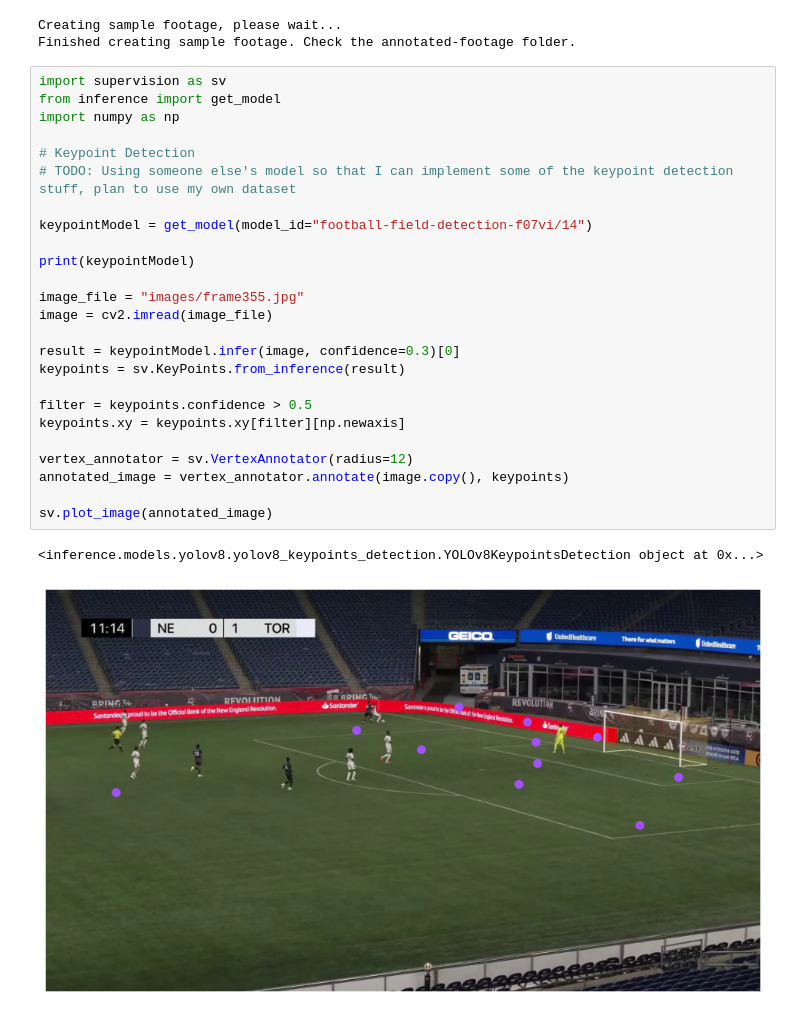
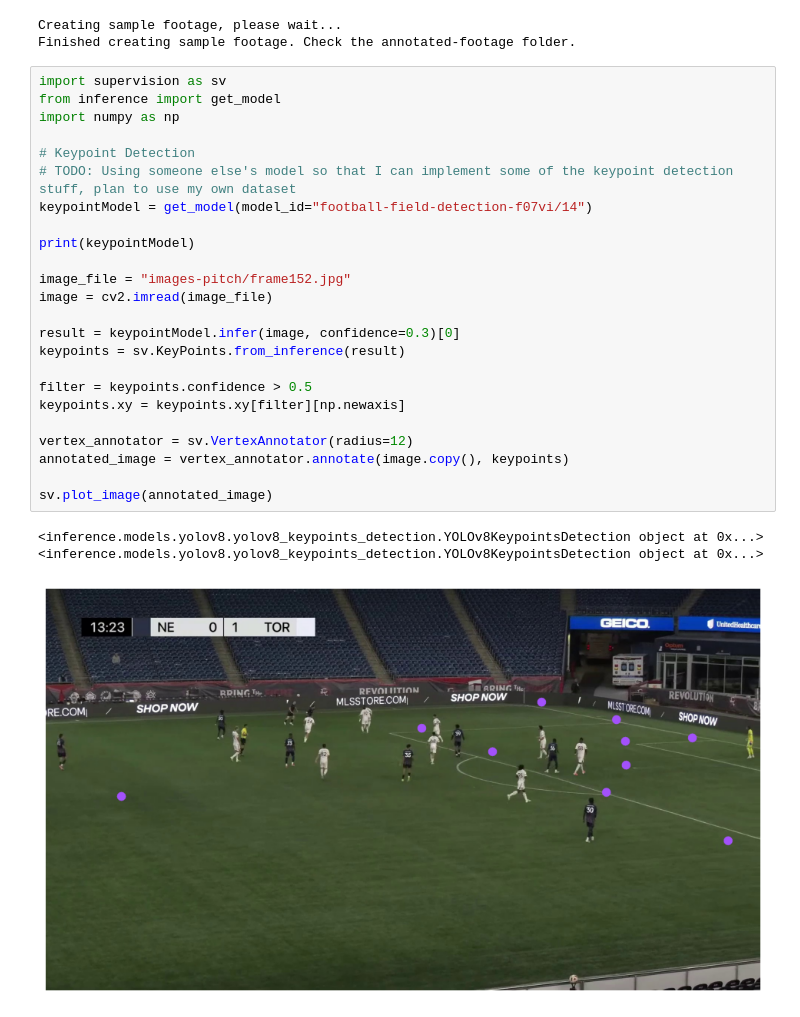
Before and after one commit to Isss11/soccer-computer-vision-analysis, a Jupyter notebook: detector.ipynb, the cells around one changed output. Drawn from its saved outputs; the diff is of its cells as text.

Commit message:
Add Basic Keypoint Detection with Existing Model

```diff
--- a/detector.ipynb
+++ b/detector.ipynb
@@ -84,28 +118,28 @@ Finished creating sample footage. Check the annotated-footage folder.
 # %%
 import supervision as sv
 from inference import get_model
 import numpy as np
 
 # Keypoint Detection
 # TODO: Using someone else's model so that I can implement some of the keypoint detection stuff, plan to use my own dataset
-
 keypointModel = get_model(model_id="football-field-detection-f07vi/14")
 
 print(keypointModel)
 
-image_file = "images/frame355.jpg"
+image_file = "images-pitch/frame152.jpg"
 image = cv2.imread(image_file)
 
 result = keypointModel.infer(image, confidence=0.3)[0]
 keypoints = sv.KeyPoints.from_inference(result)
 
 filter = keypoints.confidence > 0.5
 keypoints.xy = keypoints.xy[filter][np.newaxis]
 
 vertex_annotator = sv.VertexAnnotator(radius=12)
 annotated_image = vertex_annotator.annotate(image.copy(), keypoints)
 
 sv.plot_image(annotated_image)
 # %% [output]
 <inference.models.yolov8.yolov8_keypoints_detection.YOLOv8KeypointsDetection object at 0x...>
+<inference.models.yolov8.yolov8_keypoints_detection.YOLOv8KeypointsDetection object at 0x...>
-[figure, old version]
+[figure, new version]
```
Also changed, not shown: parts of 4 cells of this notebook, 4 other files.
